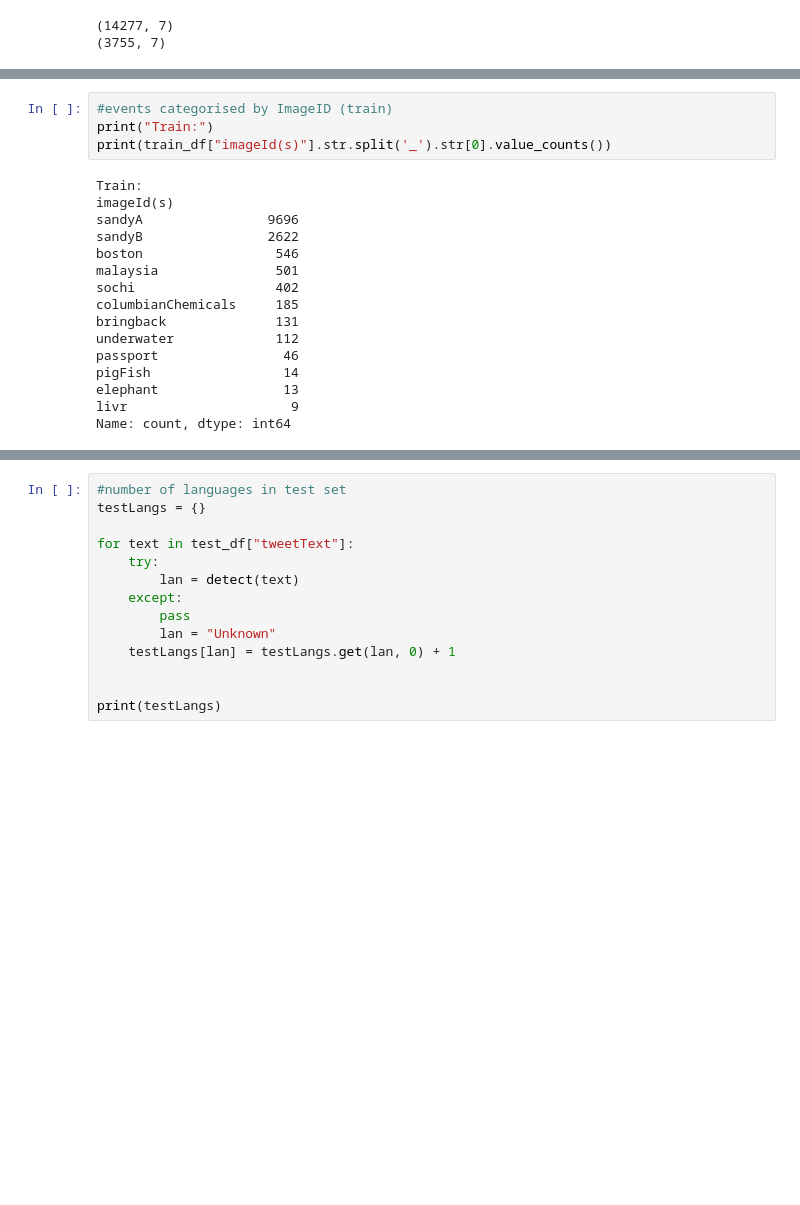
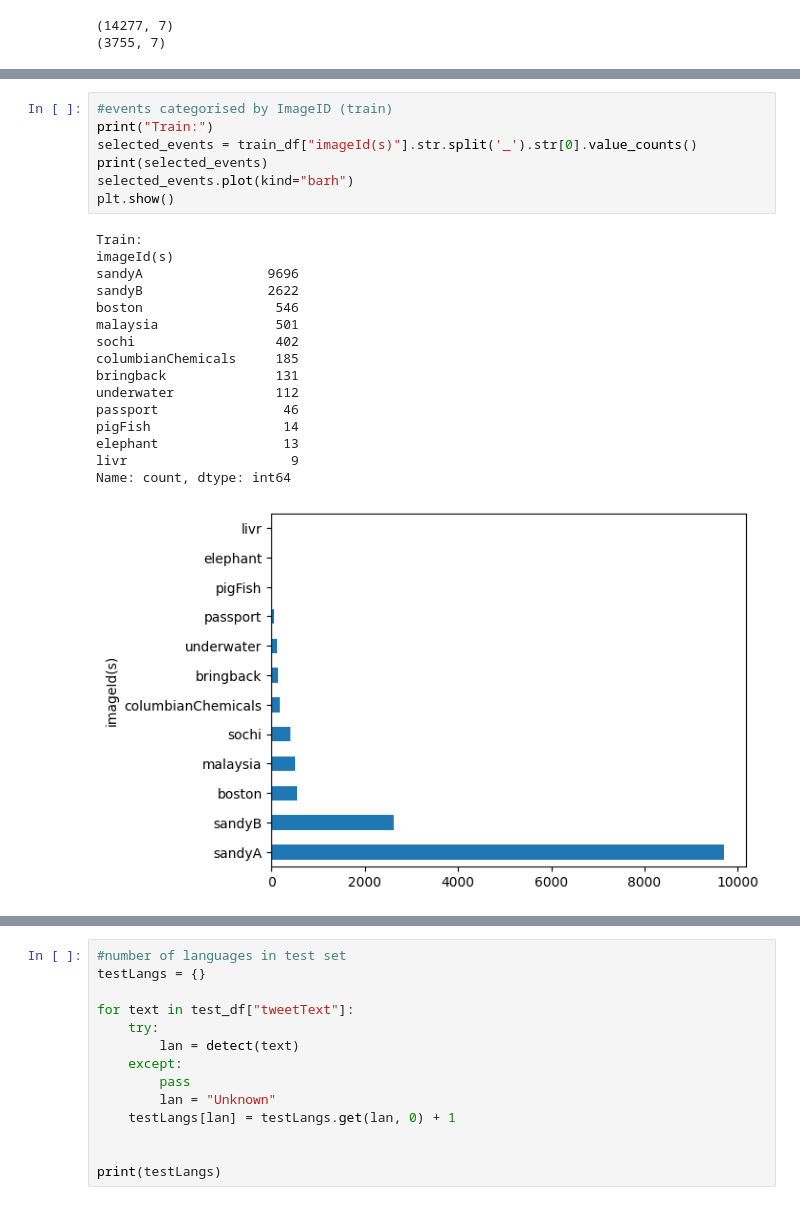
Before and after one commit to tee1g21/Machine-Learning-Technologies-Coursework, a Jupyter notebook: mediaEval.ipynb, the cells around one changed output, grey strips where cells are left out. Drawn from its saved outputs; the diff is of its cells as text; blank space fills up the shorter version.

```diff
--- a/mediaEval.ipynb
+++ b/mediaEval.ipynb
@@ -63,23 +64,27 @@ train_csv.head()
 # %%
 #events categorised by ImageID (train)
 print("Train:")
-print(train_df["imageId(s)"].str.split('_').str[0].value_counts())
+selected_events = train_df["imageId(s)"].str.split('_').str[0].value_counts()
+print(selected_events)
+selected_events.plot(kind="barh")
+plt.show()
 # %% [output]
 Train:
 imageId(s)
 sandyA                9696
 sandyB                2622
 boston                 546
 malaysia               501
 sochi                  402
 columbianChemicals     185
 bringback              131
 underwater             112
 passport                46
 pigFish                 14
 elephant                13
 livr                     9
 Name: count, dtype: int64
+[figure, added]
 # %%
 #events categorised by ImageID (test)
 print("Test:")
```
Also changed, not shown: parts of 8 cells of this notebook.
